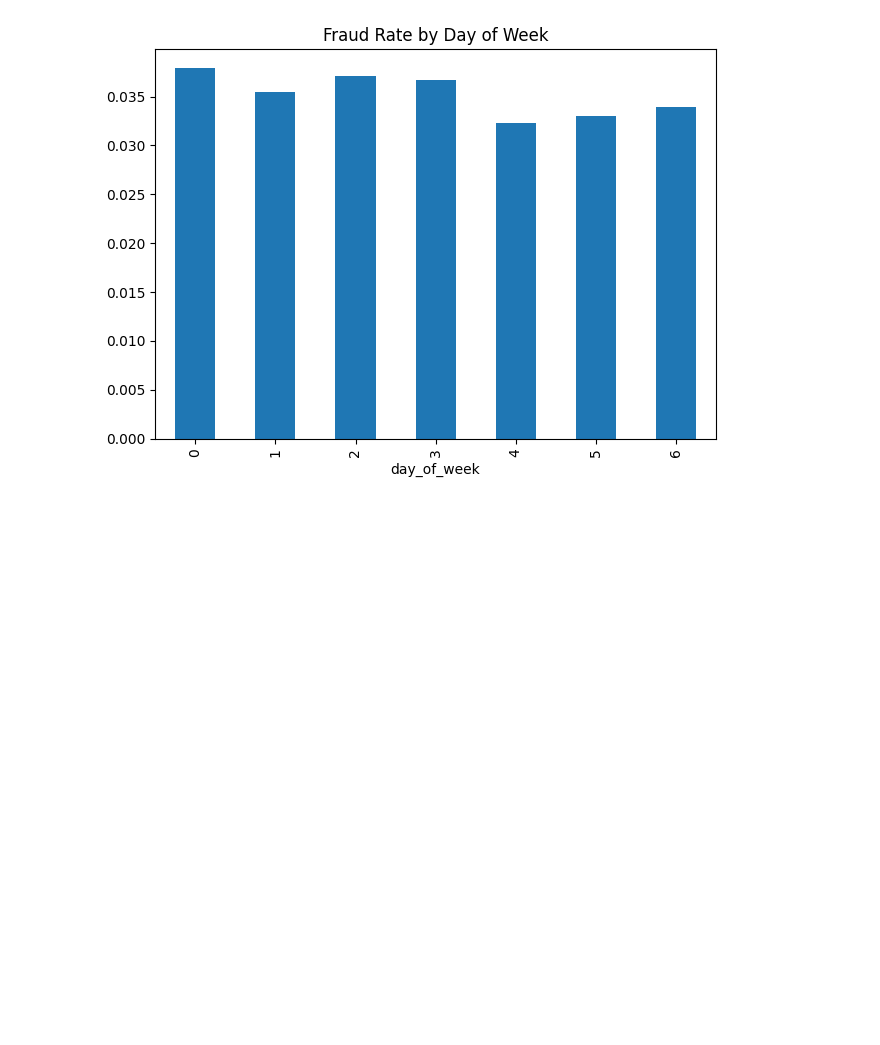
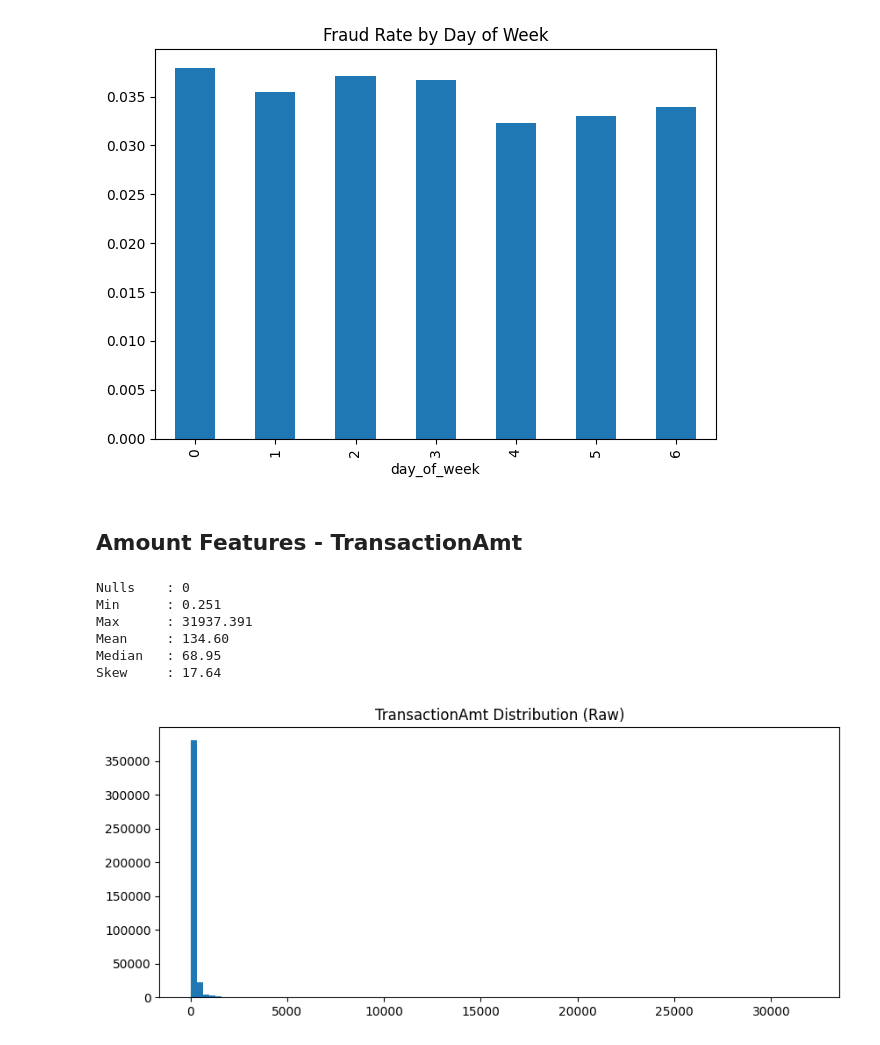
Before and after one commit to salman7420/fraud-shield-gnn, a Jupyter notebook: notebook/eda_for_fe.ipynb, the cells around one changed output. Drawn from its saved outputs; the diff is of its cells as text; code cells hidden in the pictures; blank space fills up the shorter version.

Commit message:
Feat: Eda on Amount Features.

```diff
--- a/notebook/eda_for_fe.ipynb
+++ b/notebook/eda_for_fe.ipynb
@@ -64,3 +65,30 @@ plt.tight_layout()
 plt.show()
 # %% [output]
 [figure]
+# %% [markdown]
+## Amount Features - TransactionAmt
+# %%
+amt = df["TransactionAmt"]
+
+# ── 1. Basic stats ──────────────────────────────────────────
+print(f"Nulls    : {amt.isnull().sum()}")
+print(f"Min      : {amt.min()}")
+print(f"Max      : {amt.max()}")
+print(f"Mean     : {amt.mean():.2f}")
+print(f"Median   : {amt.median():.2f}")
+print(f"Skew     : {amt.skew():.2f}")
+# %% [output]
+Nulls    : 0
+Min      : 0.251
+Max      : 31937.391
+Mean     : 134.60
+Median   : 68.95
+Skew     : 17.64
+# %%
+# ── 2. Distribution of raw amount ──────────────────────────
+plt.figure(figsize=(10,4))
+plt.hist(amt, bins=100)
+plt.title("TransactionAmt Distribution (Raw)")
+plt.show()
+# %% [output]
+[figure, added]
```
Also changed, not shown: parts of 6 cells of this notebook.
